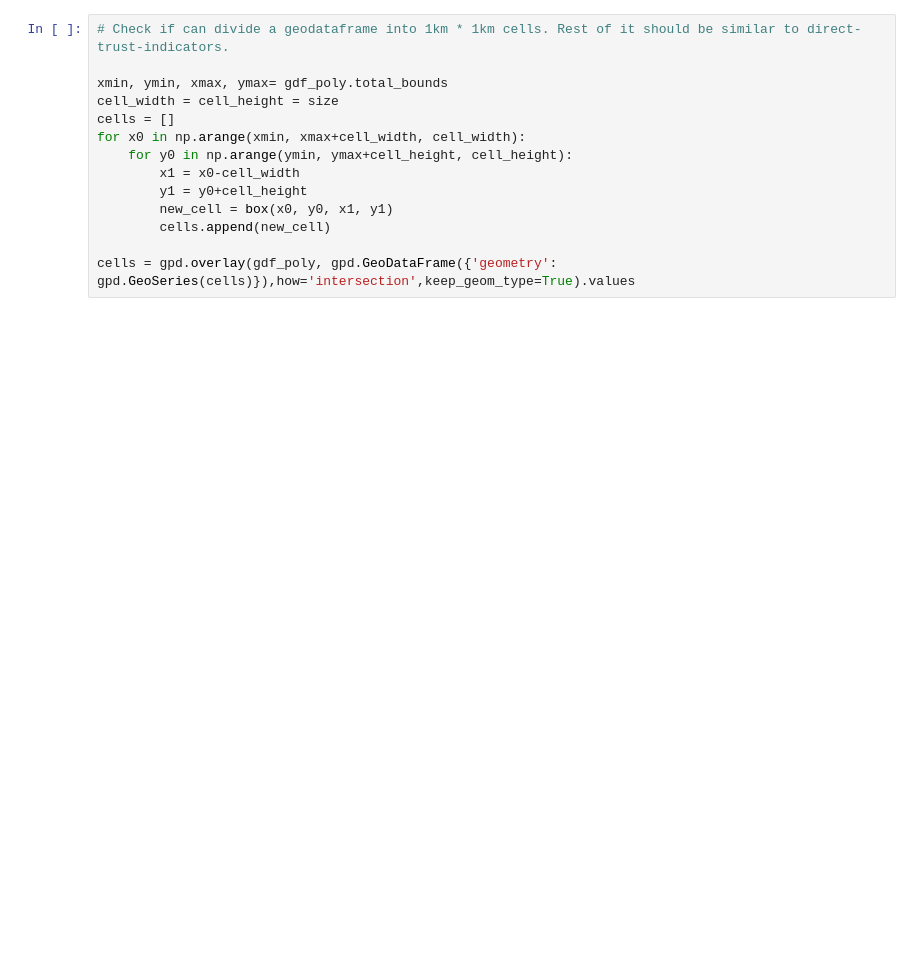
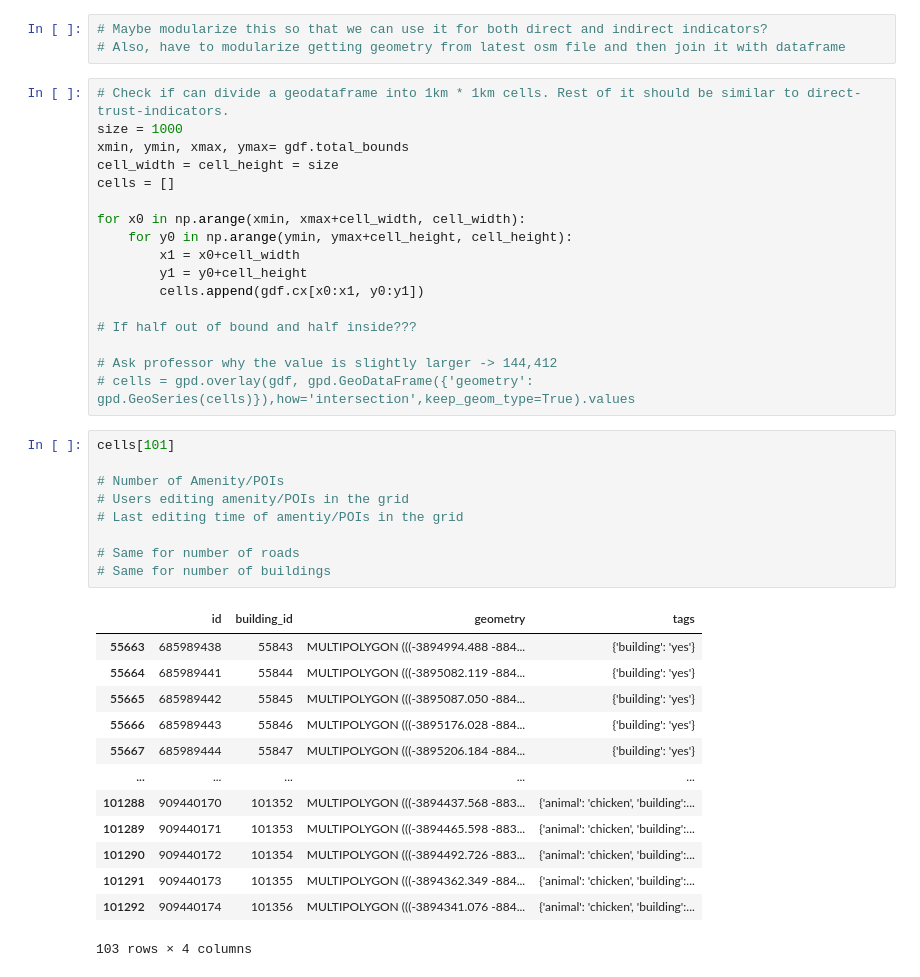
Before and after one commit to komar41/crowdsourcing-and-sidewalk-data, a Jupyter notebook: 3-extract-indirect-trust-indicators.ipynb, the cells around one changed output. Drawn from its saved outputs; the diff is of its cells as text; blank space fills up the shorter version.

Commit message:
stuck at indirect indicators

```diff
--- a/3-extract-indirect-trust-indicators.ipynb
+++ b/3-extract-indirect-trust-indicators.ipynb
@@ -156,14 +199,43 @@ class AreaHandler(osmium.SimpleHandler):
+# %%
+# Maybe modularize this so that we can use it for both direct and indirect indicators?
+# Also, have to modularize getting geometry from latest osm file and then join it with dataframe
 # %%
 # Check if can divide a geodataframe into 1km * 1km cells. Rest of it should be similar to direct-trust-indicators.
-
-xmin, ymin, xmax, ymax= gdf_poly.total_bounds
+size = 1000
+xmin, ymin, xmax, ymax= gdf.total_bounds
 cell_width = cell_height = size
 cells = []
+
 for x0 in np.arange(xmin, xmax+cell_width, cell_width):
     for y0 in np.arange(ymin, ymax+cell_height, cell_height):
-        x1 = x0-cell_width
+        x1 = x0+cell_width
         y1 = y0+cell_height
-        new_cell = box(x0, y0, x1, y1)
-        cells.append(new_cell)
+        cells.append(gdf.cx[x0:x1, y0:y1])
 
-cells = gpd.overlay(gdf_poly, gpd.GeoDataFrame({'geometry': gpd.GeoSeries(cells)}),how='intersection',keep_geom_type=True).values
+# If half out of bound and half inside???
+
+# Ask professor why the value is slightly larger -> 144,412
+# cells = gpd.overlay(gdf, gpd.GeoDataFrame({'geometry': gpd.GeoSeries(cells)}),how='intersection',keep_geom_type=True).values
+# %%
+cells[101]
+
+# Number of Amenity/POIs
+# Users editing amenity/POIs in the grid
+# Last editing time of amentiy/POIs in the grid
+
+# Same for number of roads
+# Same for number of buildings
+# %% [output]
+|  | id | building_id | geometry | tags |
+| 55663 | 685989438 | 55843 | MULTIPOLYGON (((-3894994.488 -884... | {'building': 'yes'} |
+| 55664 | 685989441 | 55844 | MULTIPOLYGON (((-3895082.119 -884... | {'building': 'yes'} |
+| 55665 | 685989442 | 55845 | MULTIPOLYGON (((-3895087.050 -884... | {'building': 'yes'} |
+| 55666 | 685989443 | 55846 | MULTIPOLYGON (((-3895176.028 -884... | {'building': 'yes'} |
+| 55667 | 685989444 | 55847 | MULTIPOLYGON (((-3895206.184 -884... | {'building': 'yes'} |
+| ... | ... | ... | ... | ... |
+| 101288 | 909440170 | 101352 | MULTIPOLYGON (((-3894437.568 -883... | {'animal': 'chicken', 'building':... |
+| 101289 | 909440171 | 101353 | MULTIPOLYGON (((-3894465.598 -883... | {'animal': 'chicken', 'building':... |
+| 101290 | 909440172 | 101354 | MULTIPOLYGON (((-3894492.726 -883... | {'animal': 'chicken', 'building':... |
+| 101291 | 909440173 | 101355 | MULTIPOLYGON (((-3894362.349 -884... | {'animal': 'chicken', 'building':... |
+| 101292 | 909440174 | 101356 | MULTIPOLYGON (((-3894341.076 -884... | {'animal': 'chicken', 'building':... |
+103 rows × 4 columns
```
Also changed, not shown: parts of 14 cells of this notebook, 3 other files.
